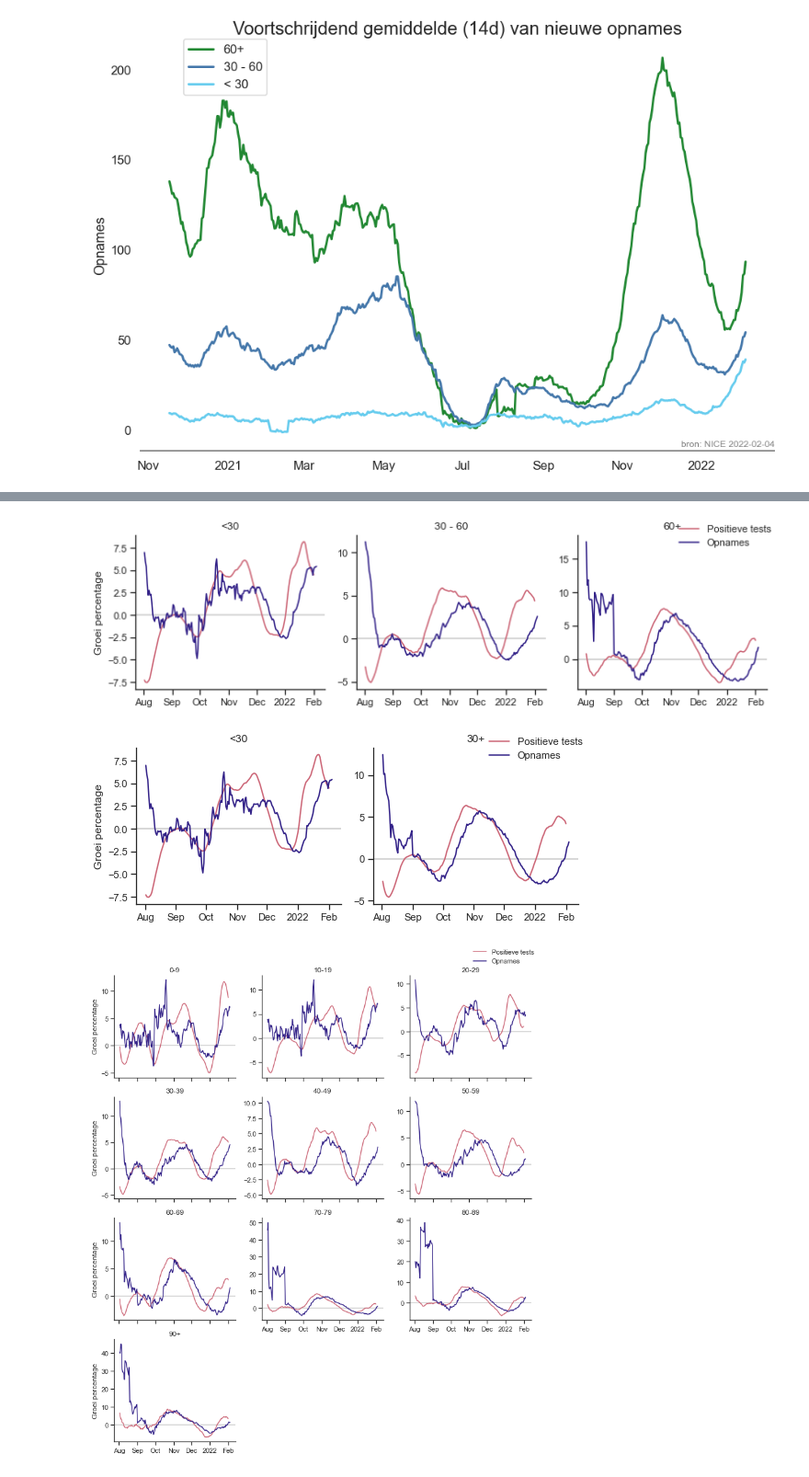
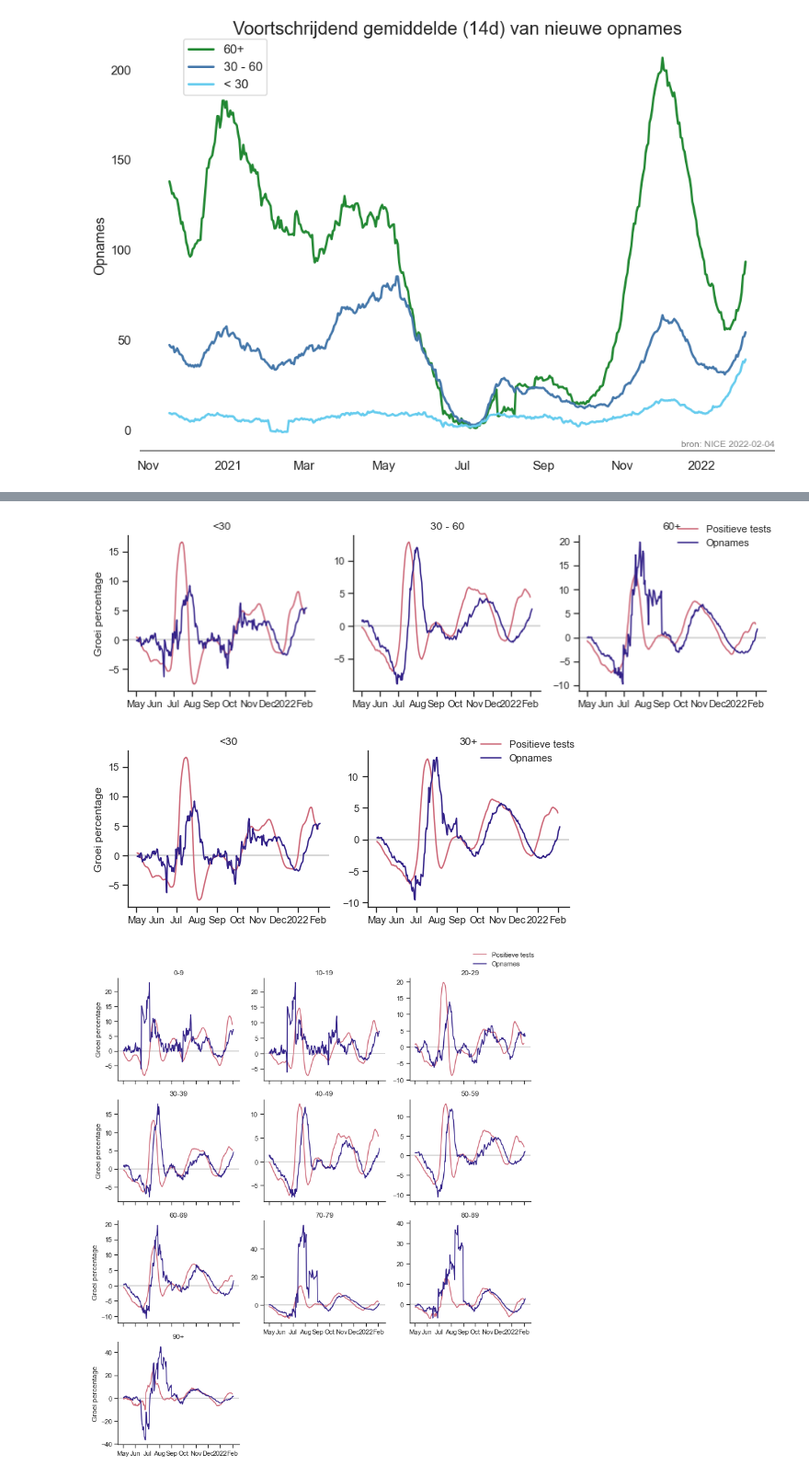
Before and after one commit to DavyLandman/covid-19-rivm-data, a Jupyter notebook: opnames.ipynb, the cells around one changed output, grey strips where cells are left out. Shown at 92% size. Cells and saved outputs as stored; diff of their text form; code cells hidden in the pictures.

```diff
--- a/opnames.ipynb
+++ b/opnames.ipynb
@@ -493,30 +493,30 @@ plt.subplots_adjust(top=0.94)
 # %%
 def facet_age(groups):
-    g = sns.FacetGrid(data=opnames_cases_joined[(opnames_cases_joined.Date> '2021-08-01') & opnames_cases_joined.Age_group.isin(groups)], col="Age_group", col_wrap=min(3, len(groups)), margin_titles=True, legend_out=True, sharey=False)
+    g = sns.FacetGrid(data=opnames_cases_joined[(opnames_cases_joined.Date> '2021-05-01') & opnames_cases_joined.Age_group.isin(groups)], col="Age_group", col_wrap=min(3, len(groups)), margin_titles=True, legend_out=True, sharey=False)
     g.map_dataframe(sns.lineplot, x='Date', y='PositieveTestGrowth', color='#CC6677', label='Positieve tests')
     g = g.map(plt.axhline, y=0.0, ls="-", c=".8", zorder=1)
     g.map_dataframe(sns.lineplot, x='Date',y='OpnameGrowth', color='#332288', label='Opnames')
     g.set_axis_labels("", "Groei percentage")
 
     for ax in g.axes:
         #ax.xaxis.set_major_formatter(mdates.DateFormatter('%V'))
         #ax.xaxis.set_major_locator(mdates.WeekdayLocator(byweekday=mdates.MONDAY, interval=1))
         ax.xaxis.set_major_formatter(mdates.ConciseDateFormatter(mdates.AutoDateLocator()))
 
     g.set_titles(col_template = '{col_name}')
     g.add_legend(loc='upper right')
 
     g.despine()
     plt.tight_layout()
     plt.subplots_adjust(top=0.94)
     plt.show()
     plt.close()
 
 
 facet_age(["<30", "30 - 60", "60+"])
 facet_age(["<30", "30+"])
 facet_age(["0-9", "10-19", '20-29', '30-39', '40-49', '50-59', '60-69', '70-79', '80-89', '90+'])
 # %% [output]
-[figure, old version]
+[figure, new version]
-[figure, old version]
+[figure, new version]
-[figure, old version]
+[figure, new version]
```
Also changed, not shown: parts of 1 cell of this notebook.
